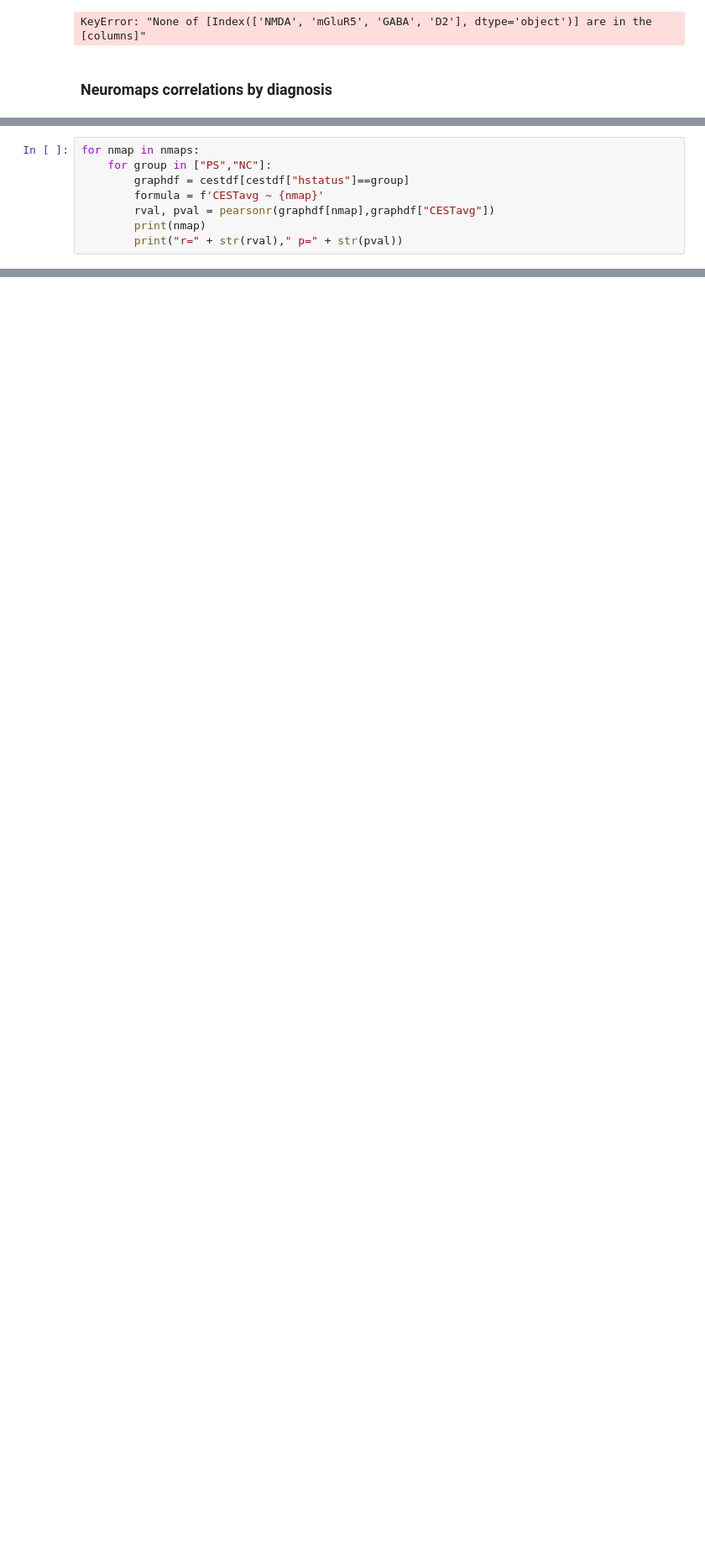
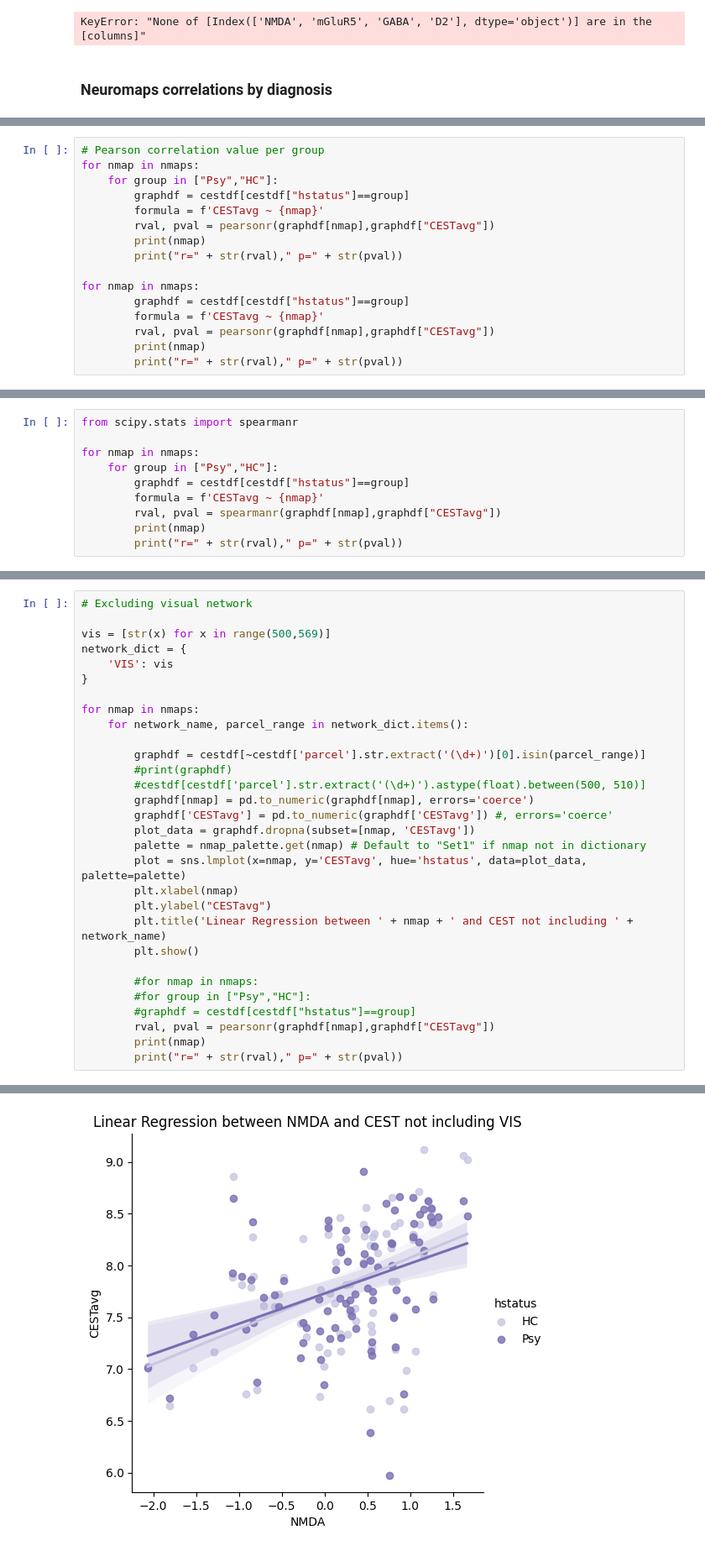
Before and after one commit to pecsok/glucest-rsfmri, a Jupyter notebook: fmri_pipeline/parcellated_pipeline/S1000_figures_gluconnectivity.ipynb, the cells around one changed output, grey strips where cells are left out. Shown at 84% size. Cells and saved outputs as stored; diff of their text form; blank space fills up the shorter version.

```diff
--- a/fmri_pipeline/parcellated_pipeline/S1000_figures_gluconnectivity.ipynb
+++ b/fmri_pipeline/parcellated_pipeline/S1000_figures_gluconnectivity.ipynb
@@ -587,11 +706,19 @@ for nmap in nmaps:
 # %%
+# Pearson correlation value per group
 for nmap in nmaps:
-    for group in ["PS","NC"]:
+    for group in ["Psy","HC"]:
         graphdf = cestdf[cestdf["hstatus"]==group]
         formula = f'CESTavg ~ {nmap}'
         rval, pval = pearsonr(graphdf[nmap],graphdf["CESTavg"])
         print(nmap)
         print("r=" + str(rval)," p=" + str(pval))
+
+for nmap in nmaps:
+        graphdf = cestdf[cestdf["hstatus"]==group]
+        formula = f'CESTavg ~ {nmap}'
+        rval, pval = pearsonr(graphdf[nmap],graphdf["CESTavg"])
+        print(nmap)
+        print("r=" + str(rval)," p=" + str(pval))
 # %% [output]
 NMDA
 r=0.21965532281092784  p=0.026538836382986025
@@ -609,3 +736,13 @@ D2
 r=-0.3555216183846399  p=0.00024551175051368946
 D2
 r=-0.32249826341911525  p=0.0009473247239280081
+# %%
+from scipy.stats import spearmanr
+
+for nmap in nmaps:
+    for group in ["Psy","HC"]:
+        graphdf = cestdf[cestdf["hstatus"]==group]
+        formula = f'CESTavg ~ {nmap}'
+        rval, pval = spearmanr(graphdf[nmap],graphdf["CESTavg"])
+        print(nmap)
+        print("r=" + str(rval)," p=" + str(pval))
@@ -611,0 +766,31 @@ r=-0.32249826341911525  p=0.0009473247239280081
+# %%
+# Excluding visual network
+
+vis = [str(x) for x in range(500,569)]
+network_dict = {
+    'VIS': vis
+}
+
+for nmap in nmaps:
+    for network_name, parcel_range in network_dict.items():
+
+        graphdf = cestdf[~cestdf['parcel'].str.extract('(\d+)')[0].isin(parcel_range)]
+        #print(graphdf)
+        #cestdf[cestdf['parcel'].str.extract('(\d+)').astype(float).between(500, 510)]
+        graphdf[nmap] = pd.to_numeric(graphdf[nmap], errors='coerce')
+        graphdf['CESTavg'] = pd.to_numeric(graphdf['CESTavg']) #, errors='coerce'
+        plot_data = graphdf.dropna(subset=[nmap, 'CESTavg'])
+        palette = nmap_palette.get(nmap) # Default to "Set1" if nmap not in dictionary
+        plot = sns.lmplot(x=nmap, y='CESTavg', hue='hstatus', data=plot_data, palette=palette)
+        plt.xlabel(nmap)
+        plt.ylabel("CESTavg")
+        plt.title('Linear Regression between ' + nmap + ' and CEST not including ' + network_name)
+        plt.show()
+
+        #for nmap in nmaps:
+        #for group in ["Psy","HC"]:
+        #graphdf = cestdf[cestdf["hstatus"]==group]
+        rval, pval = pearsonr(graphdf[nmap],graphdf["CESTavg"])
+        print(nmap)
+        print("r=" + str(rval)," p=" + str(pval))
+# %% [output]
@@ -611,0 +807 @@ r=-0.32249826341911525  p=0.0009473247239280081
+[figure, added]
```
Also changed, not shown: parts of 13 cells of this notebook, 33 other files.
